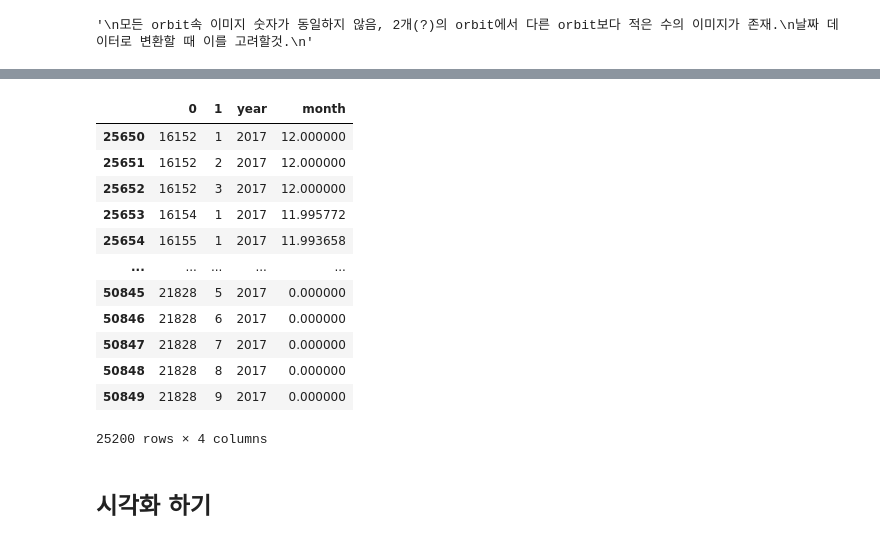
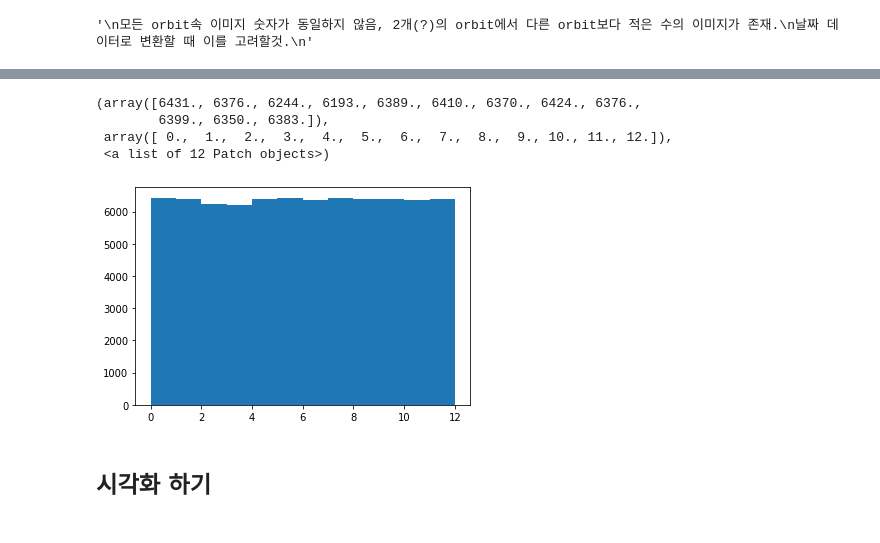
Before and after one commit to deagwon97/dacon-satellite-precipitation, a Jupyter notebook: Dacon_satellite_EDA.ipynb, the cells around one changed output, grey strips where cells are left out. Drawn from its saved outputs; the diff is of its cells as text; code cells hidden in the pictures.

```diff
--- a/Dacon_satellite_EDA.ipynb
+++ b/Dacon_satellite_EDA.ipynb
@@ -95,5 +100,7 @@ train_orbit.loc[(21828 < train_orbit[0]) & (train_orbit[0] <= 27509), 'year'] =
 # %%
 train_orbit['month'] = 0
-train_orbit.loc[train_orbit.loc[:,'year'] == 2016,'month'] = ((21828 - train_orbit.loc[train_orbit.loc[:,'year'] == 2017,0])/(16152 - 010462) * 12)
+train_orbit.loc[train_orbit.loc[:,'year'] == 2016,'month'] = ((16152 - train_orbit.loc[train_orbit.loc[:,'year'] == 2016,0])/(16152 - 10462) * 12)
 train_orbit.loc[train_orbit.loc[:,'year'] == 2017,'month'] = ((21828 - train_orbit.loc[train_orbit.loc[:,'year'] == 2017,0])/(21828 - 16152) * 12)
-train_orbit['month'].astype(np.round(1))
+train_orbit.loc[train_orbit.loc[:,'year'] == 2018,'month'] = ((27509 - train_orbit.loc[train_orbit.loc[:,'year'] == 2018,0])/(27509 - 21828) * 12)
+
+train_orbit.month = train_orbit.month.astype('int16')
@@ -113,16 +107,8 @@ Name: month, Length: 76345, dtype: int64
-# %%
-train_orbit[train_orbit.loc[:,'year'] == 2017]
-# %% [output]
-|  | 0 | 1 | year | month |
-| 25650 | 16152 | 1 | 2017 | 12.000000 |
-| 25651 | 16152 | 2 | 2017 | 12.000000 |
-| 25652 | 16152 | 3 | 2017 | 12.000000 |
-| 25653 | 16154 | 1 | 2017 | 11.995772 |
-| 25654 | 16155 | 1 | 2017 | 11.993658 |
-| ... | ... | ... | ... | ... |
-| 50845 | 21828 | 5 | 2017 | 0.000000 |
-| 50846 | 21828 | 6 | 2017 | 0.000000 |
-| 50847 | 21828 | 7 | 2017 | 0.000000 |
-| 50848 | 21828 | 8 | 2017 | 0.000000 |
-| 50849 | 21828 | 9 | 2017 | 0.000000 |
-25200 rows × 4 columns
+# %%
+plt.hist(train_orbit.month, bins = 12)
+# %% [output]
+(array([6431., 6376., 6244., 6193., 6389., 6410., 6370., 6424., 6376.,
+        6399., 6350., 6383.]),
+ array([ 0.,  1.,  2.,  3.,  4.,  5.,  6.,  7.,  8.,  9., 10., 11., 12.]),
+ <a list of 12 Patch objects>)
+[figure, added]
```
Also changed, not shown: parts of 11 cells of this notebook.
